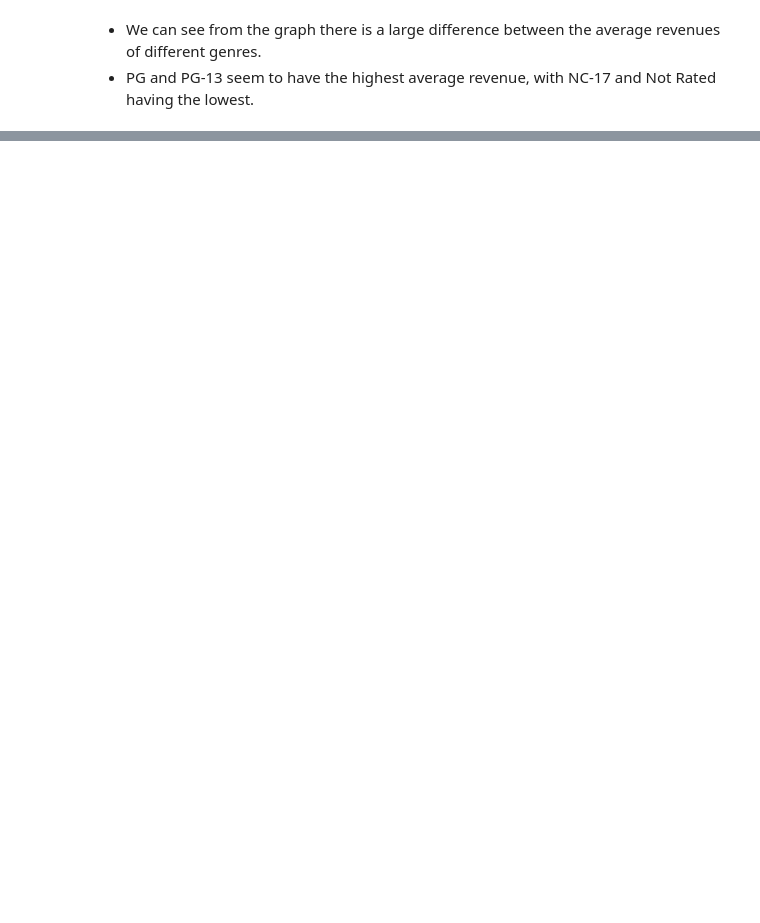
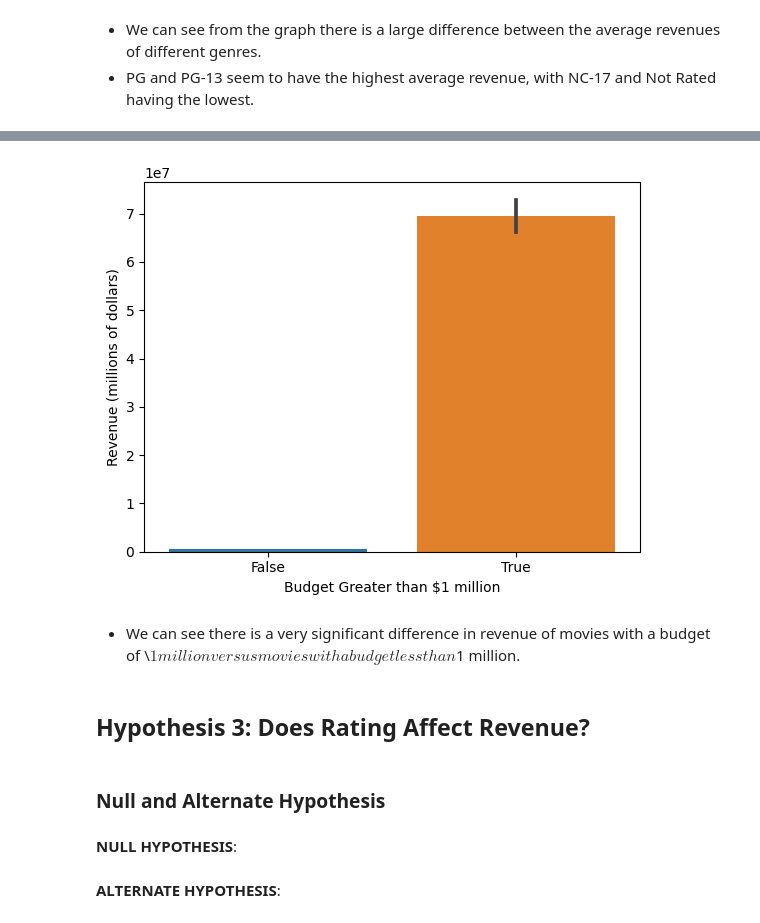
Before and after one commit to Zach-Hanson3/Project-3, a Jupyter notebook: Hypothesis Testing.ipynb, the cells around one changed output, grey strips where cells are left out. Cells and saved outputs as stored; diff of their text form; code cells hidden in the pictures; blank space fills up the shorter version.

```diff
--- a/Hypothesis Testing.ipynb
+++ b/Hypothesis Testing.ipynb
@@ -158,0 +195,3 @@ Text(0, 0.5, 'revenue (millions of dollars)')
+# %%
+greater_than_group = greater_than['revenue']
+less_than_group = less_than['revenue']
@@ -158,0 +200,3 @@ Text(0, 0.5, 'revenue (millions of dollars)')
+# %%
+greater_outliers = np.abs(stats.zscore(greater_than_group)) > 3
+print(f'There are {greater_outliers.sum()} outliers in the greater than group.')
@@ -158,0 +207,3 @@ Text(0, 0.5, 'revenue (millions of dollars)')
+# %%
+less_outliers = np.abs(stats.zscore(less_than_group)) > 3
+print(f'There are {less_outliers.sum()} outliers in the less than group.')
@@ -158,0 +251,5 @@ Text(0, 0.5, 'revenue (millions of dollars)')
+# %%
+plot_df = pd.concat([greater_than.loc[~greater_outliers],
+                     less_than.loc[~less_outliers]],
+                     axis=0)
+plot_df
@@ -158,0 +270,16 @@ Text(0, 0.5, 'revenue (millions of dollars)')
+# %%
+sns.barplot(data=plot_df, x='greater_than', y='revenue')
+plt.xlabel('Budget Greater than $1 million')
+plt.ylabel('Revenue (millions of dollars)');
+# %% [output]
+[figure, added]
+# %% [markdown]
+- We can see there is a very significant difference in revenue of movies with a budget of \\$1 million versus movies with a budget less than $1 million.
+# %% [markdown]
+## Hypothesis 3: Does Rating Affect Revenue?
+# %% [markdown]
+### Null and Alternate Hypothesis
+# %% [markdown]
+**NULL HYPOTHESIS**:
+# %% [markdown]
+**ALTERNATE HYPOTHESIS**:
```
Also changed, not shown: parts of 33 cells of this notebook.
